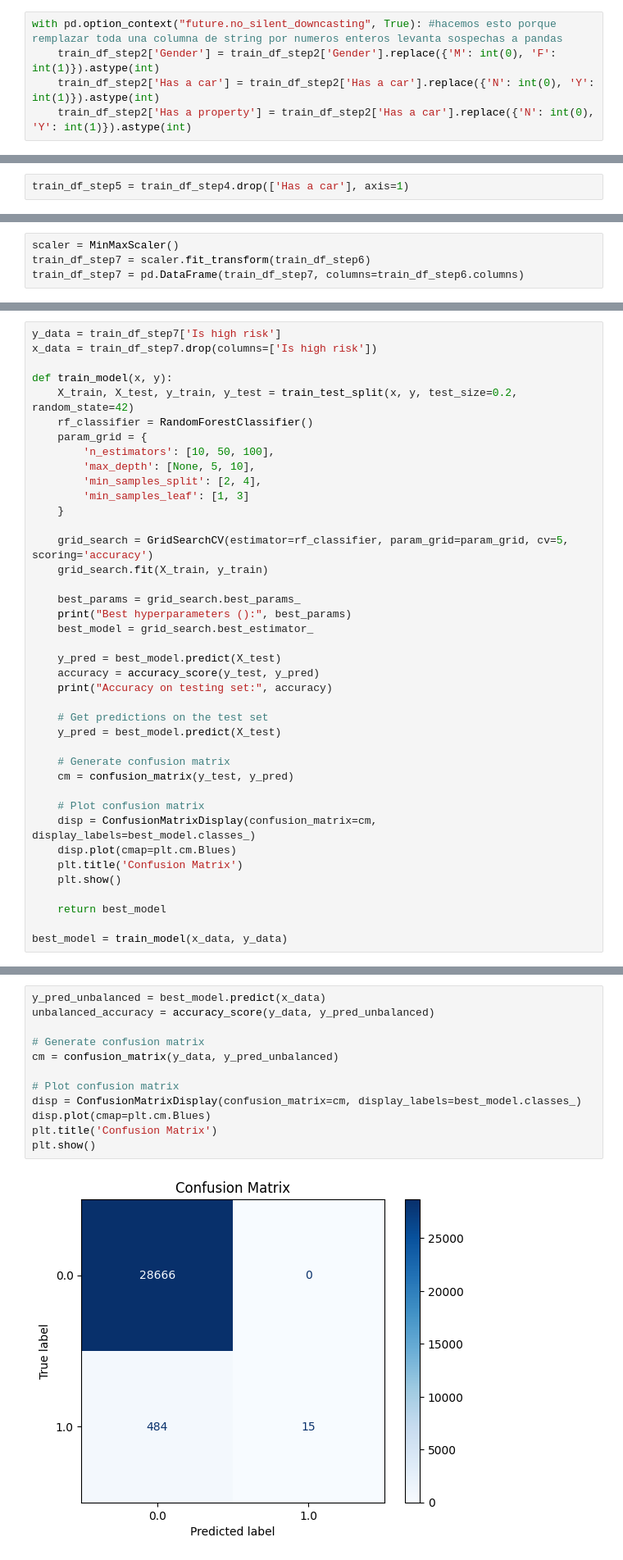
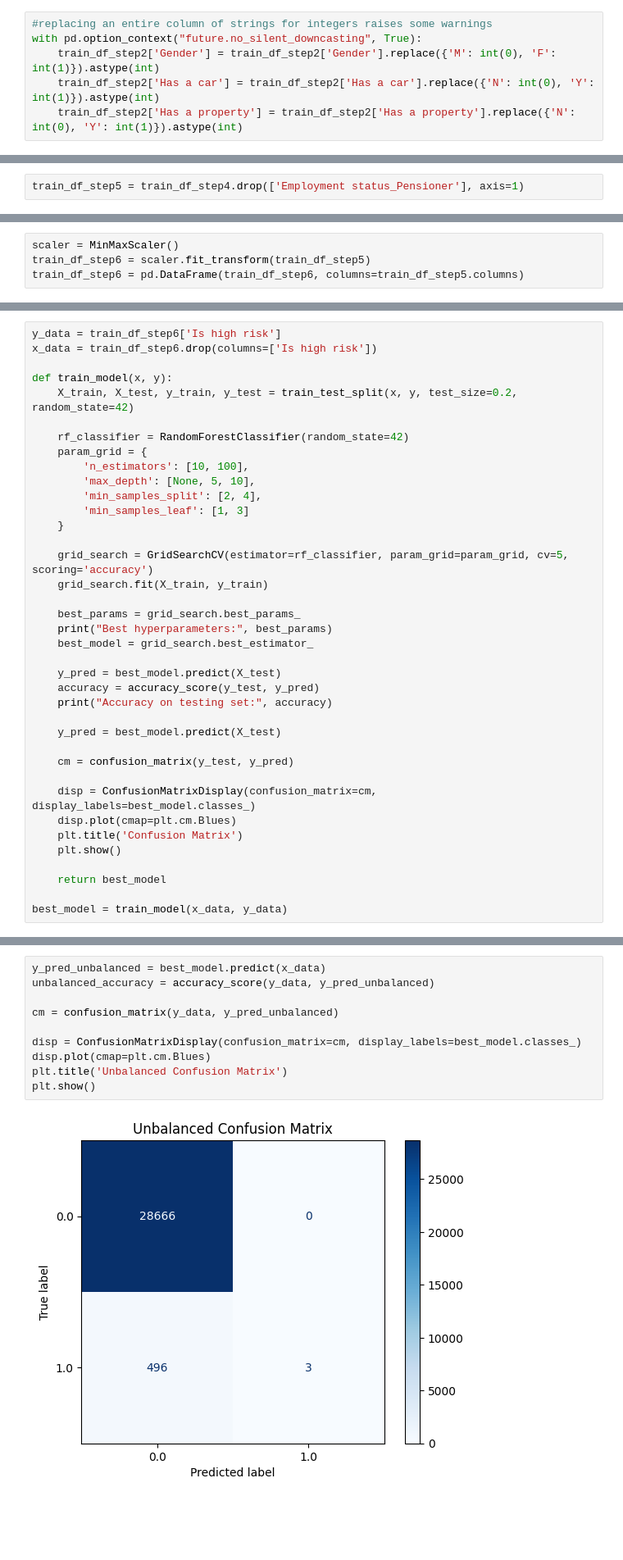
Before and after one commit to Nicotertu/python-notebooks, a Jupyter notebook: machine-learning/Exploring a dataset.ipynb, the cells around one changed output, grey strips where cells are left out. Shown at 82% size. Cells and saved outputs as stored; diff of their text form; blank space fills up the shorter version.

```diff
--- a/machine-learning/Exploring a dataset.ipynb
+++ b/machine-learning/Exploring a dataset.ipynb
@@ -56,5 +69,6 @@ Las numericas no requieren transformacion, pero las categoricas si se deben conv
 # %%
-with pd.option_context("future.no_silent_downcasting", True): #hacemos esto porque remplazar toda una columna de string por numeros enteros levanta sospechas a pandas
+#replacing an entire column of strings for integers raises some warnings
+with pd.option_context("future.no_silent_downcasting", True):
     train_df_step2['Gender'] = train_df_step2['Gender'].replace({'M': int(0), 'F': int(1)}).astype(int)
     train_df_step2['Has a car'] = train_df_step2['Has a car'].replace({'N': int(0), 'Y': int(1)}).astype(int)
-    train_df_step2['Has a property'] = train_df_step2['Has a car'].replace({'N': int(0), 'Y': int(1)}).astype(int)
+    train_df_step2['Has a property'] = train_df_step2['Has a property'].replace({'N': int(0), 'Y': int(1)}).astype(int)
@@ -125,2 +192,2 @@ plt.show()
 # %%
-train_df_step5 = train_df_step4.drop(['Has a car'], axis=1)
+train_df_step5 = train_df_step4.drop(['Employment status_Pensioner'], axis=1)
@@ -172,4 +197,4 @@ Last step should be scaling variables, since some of them like 'Income' and 'Emp
 # %%
 scaler = MinMaxScaler()
-train_df_step7 = scaler.fit_transform(train_df_step6)
-train_df_step7 = pd.DataFrame(train_df_step7, columns=train_df_step6.columns)
+train_df_step6 = scaler.fit_transform(train_df_step5)
+train_df_step6 = pd.DataFrame(train_df_step6, columns=train_df_step5.columns)
@@ -176,12 +211,13 @@ train_df_step7 = pd.DataFrame(train_df_step7, columns=train_df_step6.columns)
 # %%
-y_data = train_df_step7['Is high risk']
-x_data = train_df_step7.drop(columns=['Is high risk'])
+y_data = train_df_step6['Is high risk']
+x_data = train_df_step6.drop(columns=['Is high risk'])
 
 def train_model(x, y):
     X_train, X_test, y_train, y_test = train_test_split(x, y, test_size=0.2, random_state=42)
-    rf_classifier = RandomForestClassifier()
+
+    rf_classifier = RandomForestClassifier(random_state=42)
     param_grid = {
-        'n_estimators': [10, 50, 100],
+        'n_estimators': [10, 100],
         'max_depth': [None, 5, 10],
         'min_samples_split': [2, 4],
         'min_samples_leaf': [1, 3]
@@ -191,20 +227,17 @@ def train_model(x, y):
     grid_search.fit(X_train, y_train)
 
     best_params = grid_search.best_params_
-    print("Best hyperparameters ():", best_params)
+    print("Best hyperparameters:", best_params)
     best_model = grid_search.best_estimator_
 
     y_pred = best_model.predict(X_test)
     accuracy = accuracy_score(y_test, y_pred)
     print("Accuracy on testing set:", accuracy)
 
-    # Get predictions on the test set
     y_pred = best_model.predict(X_test)
 
-    # Generate confusion matrix
     cm = confusion_matrix(y_test, y_pred)
 
-    # Plot confusion matrix
     disp = ConfusionMatrixDisplay(confusion_matrix=cm, display_labels=best_model.classes_)
     disp.plot(cmap=plt.cm.Blues)
     plt.title('Confusion Matrix')
@@ -278,14 +313,12 @@ plt.show()
 # %%
 y_pred_unbalanced = best_model.predict(x_data)
 unbalanced_accuracy = accuracy_score(y_data, y_pred_unbalanced)
 
-# Generate confusion matrix
 cm = confusion_matrix(y_data, y_pred_unbalanced)
 
-# Plot confusion matrix
 disp = ConfusionMatrixDisplay(confusion_matrix=cm, display_labels=best_model.classes_)
 disp.plot(cmap=plt.cm.Blues)
-plt.title('Confusion Matrix')
+plt.title('Unbalanced Confusion Matrix')
 plt.show()
 # %% [output]
-[figure, old version]
+[figure, new version]
```
Also changed, not shown: parts of 59 cells of this notebook.
